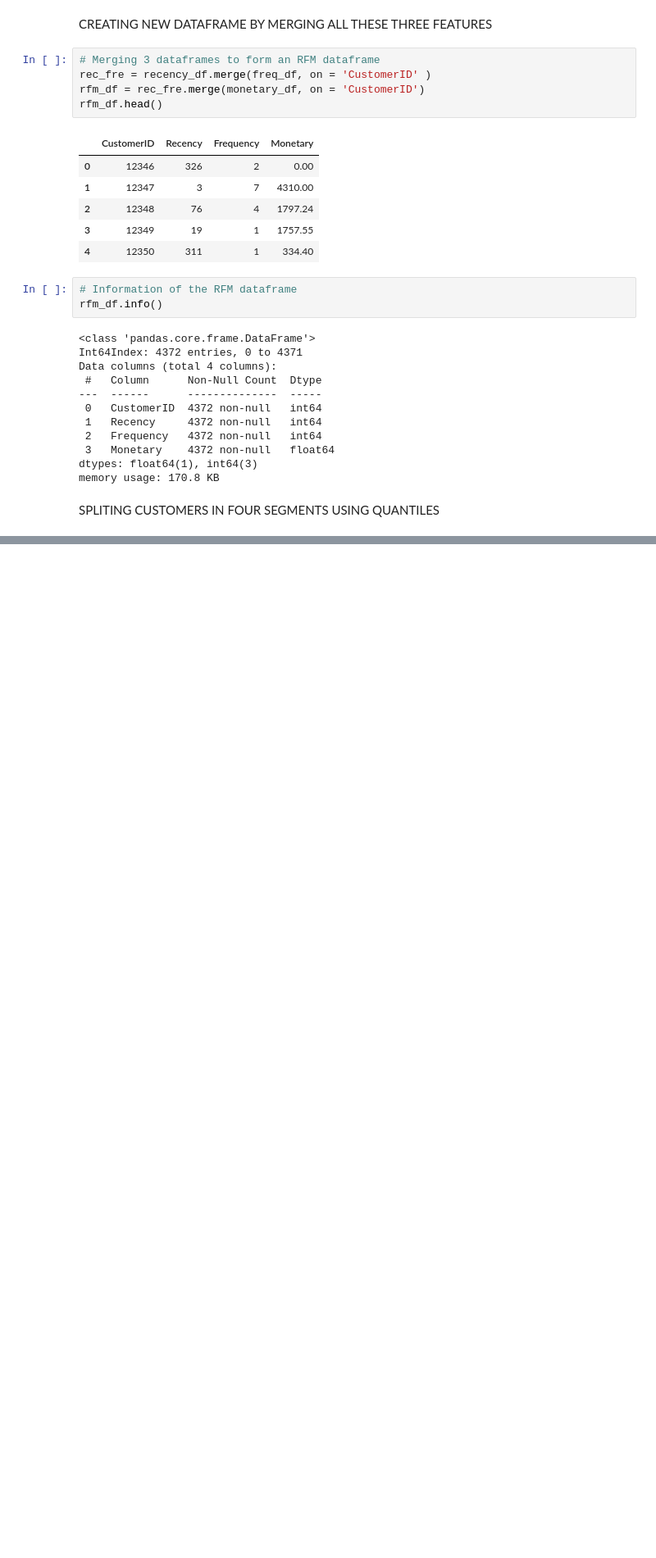
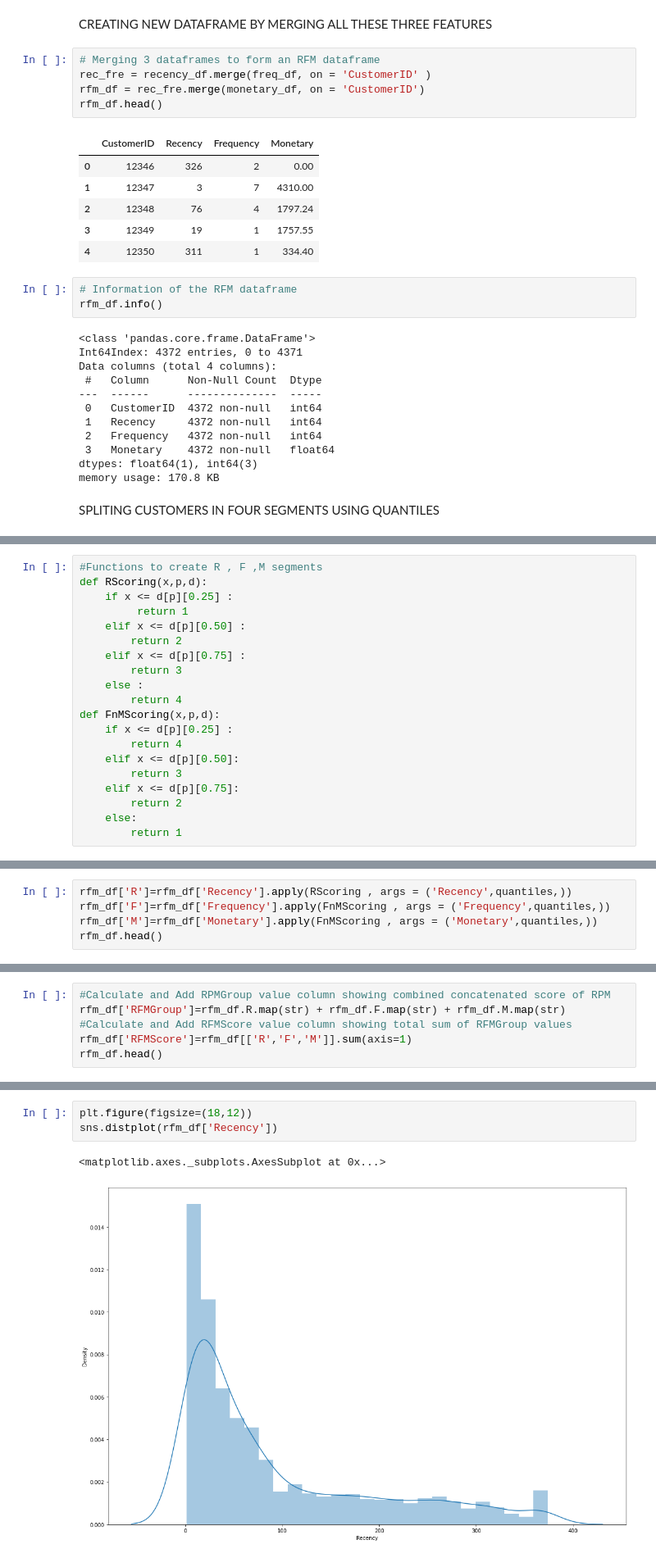
Before and after one commit to machave11/Online-Retail-Customer-Segmentation, a Jupyter notebook: Nikhil_Machave_Online_Retail_Customer_Segmentation_Capstone_Project.ipynb, the cells around one changed output, grey strips where cells are left out. Shown at 82% size. Saved outputs shown, nothing was run; the diff lists cells and outputs as text; blank space fills up the shorter version.

```diff
--- a/Nikhil_Machave_Online_Retail_Customer_Segmentation_Capstone_Project.ipynb
+++ b/Nikhil_Machave_Online_Retail_Customer_Segmentation_Capstone_Project.ipynb
@@ -721,0 +726,20 @@ quantiles
+# %%
+#Functions to create R , F ,M segments
+def RScoring(x,p,d):
+    if x <= d[p][0.25] :
+         return 1
+    elif x <= d[p][0.50] :
+        return 2
+    elif x <= d[p][0.75] :
+        return 3
+    else :
+        return 4
+def FnMScoring(x,p,d):
+    if x <= d[p][0.25] :
+        return 4
+    elif x <= d[p][0.50]:
+        return 3
+    elif x <= d[p][0.75]:
+        return 2
+    else:
+        return 1
@@ -721,0 +748,5 @@ quantiles
+# %%
+rfm_df['R']=rfm_df['Recency'].apply(RScoring , args = ('Recency',quantiles,))
+rfm_df['F']=rfm_df['Frequency'].apply(FnMScoring , args = ('Frequency',quantiles,))
+rfm_df['M']=rfm_df['Monetary'].apply(FnMScoring , args = ('Monetary',quantiles,))
+rfm_df.head()
@@ -721,0 +762,6 @@ quantiles
+# %%
+#Calculate and Add RPMGroup value column showing combined concatenated score of RPM
+rfm_df['RFMGroup']=rfm_df.R.map(str) + rfm_df.F.map(str) + rfm_df.M.map(str)
+#Calculate and Add RFMScore value column showing total sum of RFMGroup values
+rfm_df['RFMScore']=rfm_df[['R','F','M']].sum(axis=1)
+rfm_df.head()
@@ -721,0 +825,6 @@ quantiles
+# %%
+plt.figure(figsize=(18,12))
+sns.distplot(rfm_df['Recency'])
+# %% [output]
+<matplotlib.axes._subplots.AxesSubplot at 0x...>
+[figure, added]
```
Also changed, not shown: parts of 52 cells of this notebook.
